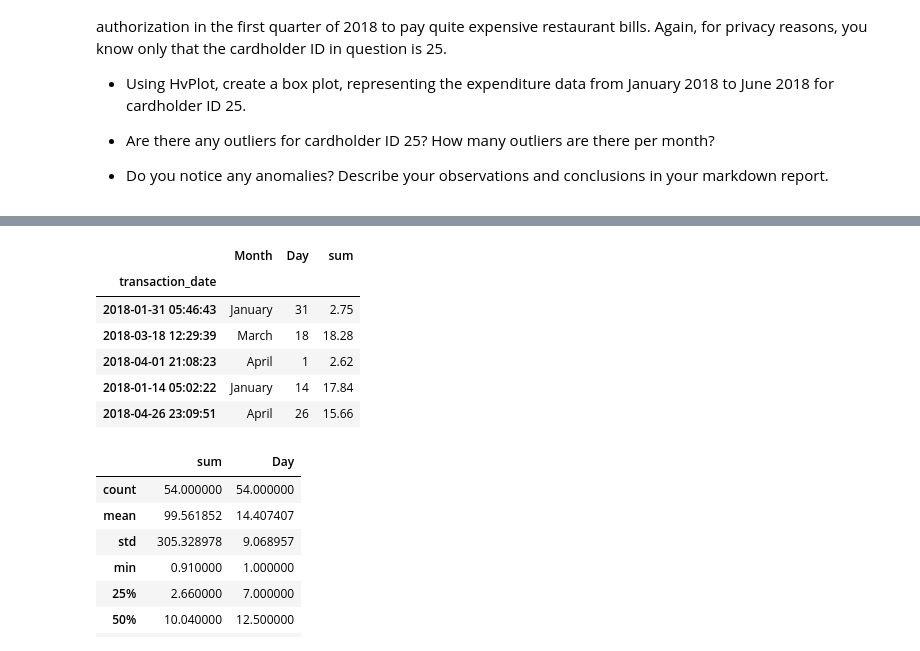
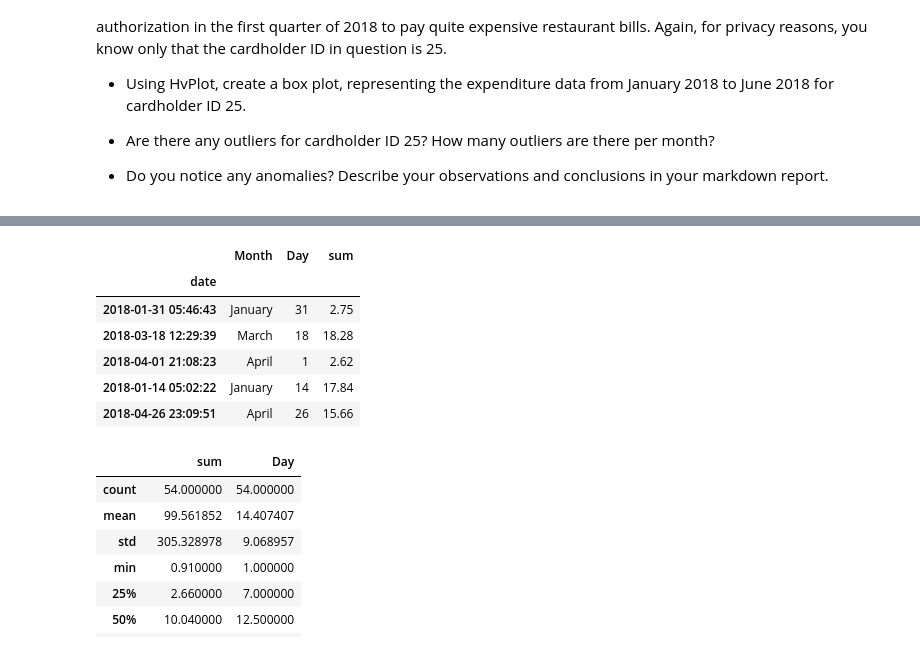
Before and after one commit to DDEEEVV/Looking_for_Suspicious_Transactions_HomeWork, a Jupyter notebook: Starter_Files/visual_data_analysis.ipynb, the cells around one changed output, grey strips where cells are left out. Drawn from its saved outputs; the diff is of its cells as text; code cells hidden in the pictures.

Commit message:
fixing the date

```diff
--- a/Starter_Files/visual_data_analysis.ipynb
+++ b/Starter_Files/visual_data_analysis.ipynb
@@ -143,15 +146,15 @@ query4_df.hvplot(label = "Monthly transactions for Card Holder id 25")
 # %%
 # loop to change the numeric month to month names
 month_to_month = query4_df.copy()
 month_to_month.groupby([month_to_month.index.month, month_to_month.index.day]).sum()
 
 
-month_to_month["Month"]= month_to_month["transaction_date"].apply(lambda x: calendar.month_name[x.month])
-month_to_month["Day"] = month_to_month["transaction_date"].apply(lambda x: x.day)
+month_to_month["Month"]= month_to_month["date"].apply(lambda x: calendar.month_name[x.month])
+month_to_month["Day"] = month_to_month["date"].apply(lambda x: x.day)
 month_to_month[["Month","Day","sum"]].head()
 # %% [output]
 |  | Month | Day | sum |
-| transaction_date |  |  |  |
+| date |  |  |  |
 | 2018-01-31 05:46:43 | January | 31 | 2.75 |
 | 2018-03-18 12:29:39 | March | 18 | 18.28 |
 | 2018-04-01 21:08:23 | April | 1 | 2.62 |
```
Also changed, not shown: parts of 1 cell of this notebook, 2 other files.
